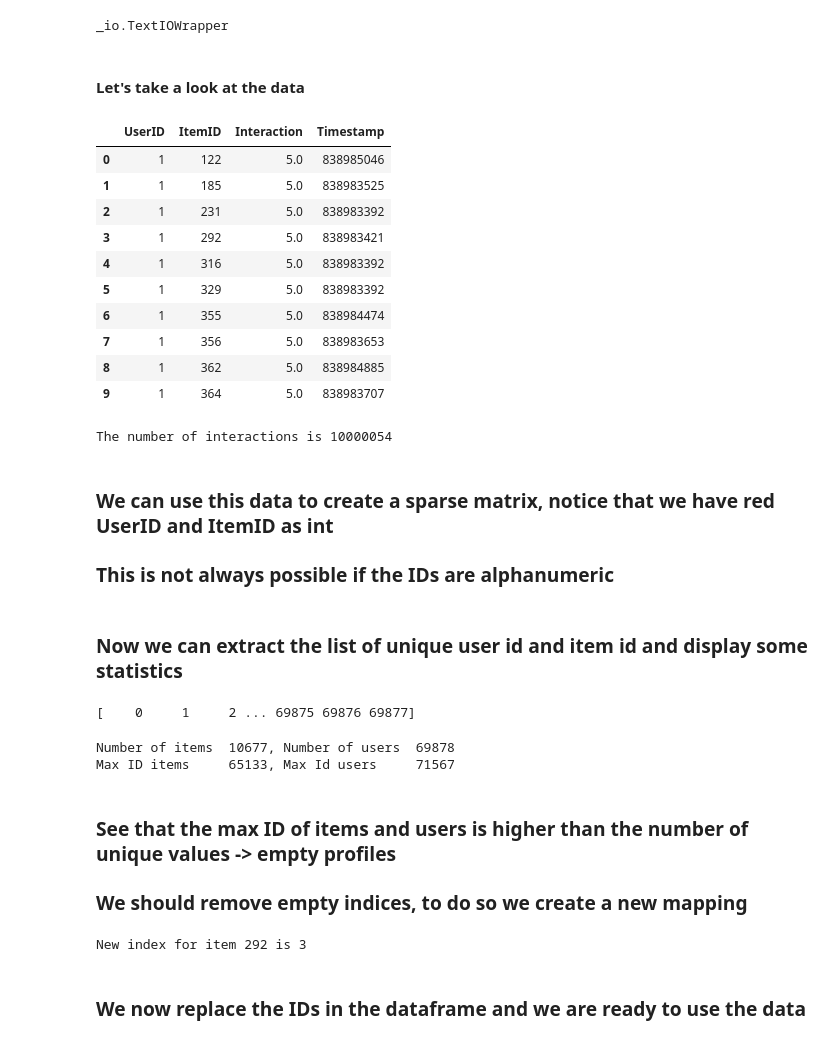
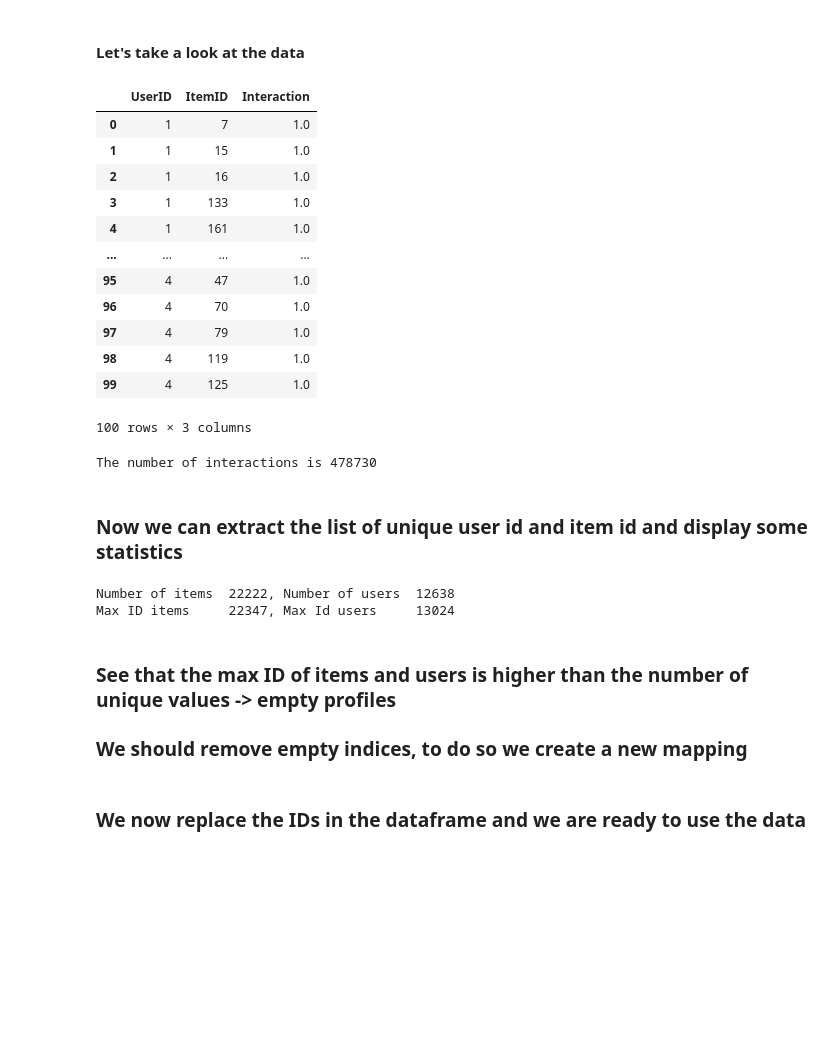
Before and after one commit to Kokcr3ator/RecSys-Competition, a Jupyter notebook: TopPopRecommender.ipynb, the cells around one changed output. Saved outputs shown, nothing was run; the diff lists cells and outputs as text; code cells hidden in the pictures; blank space fills up the shorter version.

```diff
--- a/TopPopRecommender.ipynb
+++ b/TopPopRecommender.ipynb
@@ -29,7 +1,3 @@ URM_file = open(URM_path, 'r')
-# %%
-type(URM_file)
-# %% [output]
-_io.TextIOWrapper
 # %% [markdown]
 #### Let's take a look at the data
 # %%
@@ -37,39 +6,36 @@ import pandas as pd
 # %%
-URM_all_dataframe = pd.read_csv(filepath_or_buffer=URM_path,
-                                sep="::",
-                                header=None,
-                                dtype={0:int, 1:int, 2:float, 3:int},
+URM_all_dataframe = pd.read_csv('data_train.csv',
+                                sep=",",
+                                header= 0,
+                                dtype={0:int, 1:int, 2:float},
                                 engine='python')
 
-URM_all_dataframe.columns = ["UserID", "ItemID", "Interaction", "Timestamp"]
+URM_all_dataframe.columns = ["UserID", "ItemID", "Interaction"]
 # %%
-URM_all_dataframe.head(n=10)
+URM_all_dataframe.head(n=100)
 # %% [output]
-|  | UserID | ItemID | Interaction | Timestamp |
-| 0 | 1 | 122 | 5.0 | 838985046 |
-| 1 | 1 | 185 | 5.0 | 838983525 |
-| 2 | 1 | 231 | 5.0 | 838983392 |
-| 3 | 1 | 292 | 5.0 | 838983421 |
-| 4 | 1 | 316 | 5.0 | 838983392 |
-| 5 | 1 | 329 | 5.0 | 838983392 |
-| 6 | 1 | 355 | 5.0 | 838984474 |
-| 7 | 1 | 356 | 5.0 | 838983653 |
-| 8 | 1 | 362 | 5.0 | 838984885 |
-| 9 | 1 | 364 | 5.0 | 838983707 |
+|  | UserID | ItemID | Interaction |
+| 0 | 1 | 7 | 1.0 |
+| 1 | 1 | 15 | 1.0 |
+| 2 | 1 | 16 | 1.0 |
+| 3 | 1 | 133 | 1.0 |
+| 4 | 1 | 161 | 1.0 |
+| ... | ... | ... | ... |
+| 95 | 4 | 47 | 1.0 |
+| 96 | 4 | 70 | 1.0 |
+| 97 | 4 | 79 | 1.0 |
+| 98 | 4 | 119 | 1.0 |
+| 99 | 4 | 125 | 1.0 |
+100 rows × 3 columns
 # %%
 print ("The number of interactions is {}".format(len(URM_all_dataframe)))
 # %% [output]
-The number of interactions is 10000054
+The number of interactions is 478730
-# %% [markdown]
-### We can use this data to create a sparse matrix, notice that we have red UserID and ItemID as int
-### This is not always possible if the IDs are alphanumeric
 # %% [markdown]
 ### Now we can extract the list of unique user id and item id and display some statistics
 # %%
 userID_unique = URM_all_dataframe["UserID"].unique()
 itemID_unique = URM_all_dataframe["ItemID"].unique()
-# %% [output]
-[    0     1     2 ... 69875 69876 69877]
 # %%
 n_users = len(userID_unique)
 n_items = len(itemID_unique)
@@ -78,8 +44,8 @@ n_interactions = len(URM_all_dataframe)
 print ("Number of items\t {}, Number of users\t {}".format(n_items, n_users))
 print ("Max ID items\t {}, Max Id users\t {}\n".format(max(itemID_unique), max(userID_unique)))
 # %% [output]
-Number of items  10677, Number of users  69878
-Max ID items     65133, Max Id users     71567
+Number of items  22222, Number of users  12638
+Max ID items     22347, Max Id users     13024
 # %% [markdown]
 ### See that the max ID of items and users is higher than the number of unique values -> empty profiles
 ### We should remove empty indices, to do so we create a new mapping
@@ -92,8 +60,3 @@ item_original_ID_to_index = pd.Series(mapped_id, index=original_id)
-# %%
-original_item_ID = 292
-print("New index for item {} is {}".format(original_item_ID, item_original_ID_to_index[original_item_ID]))
-# %% [output]
-New index for item 292 is 3
 # %% [markdown]
 ### We now replace the IDs in the dataframe and we are ready to use the data
 # %%
```
Also changed, not shown: parts of 61 cells of this notebook.
